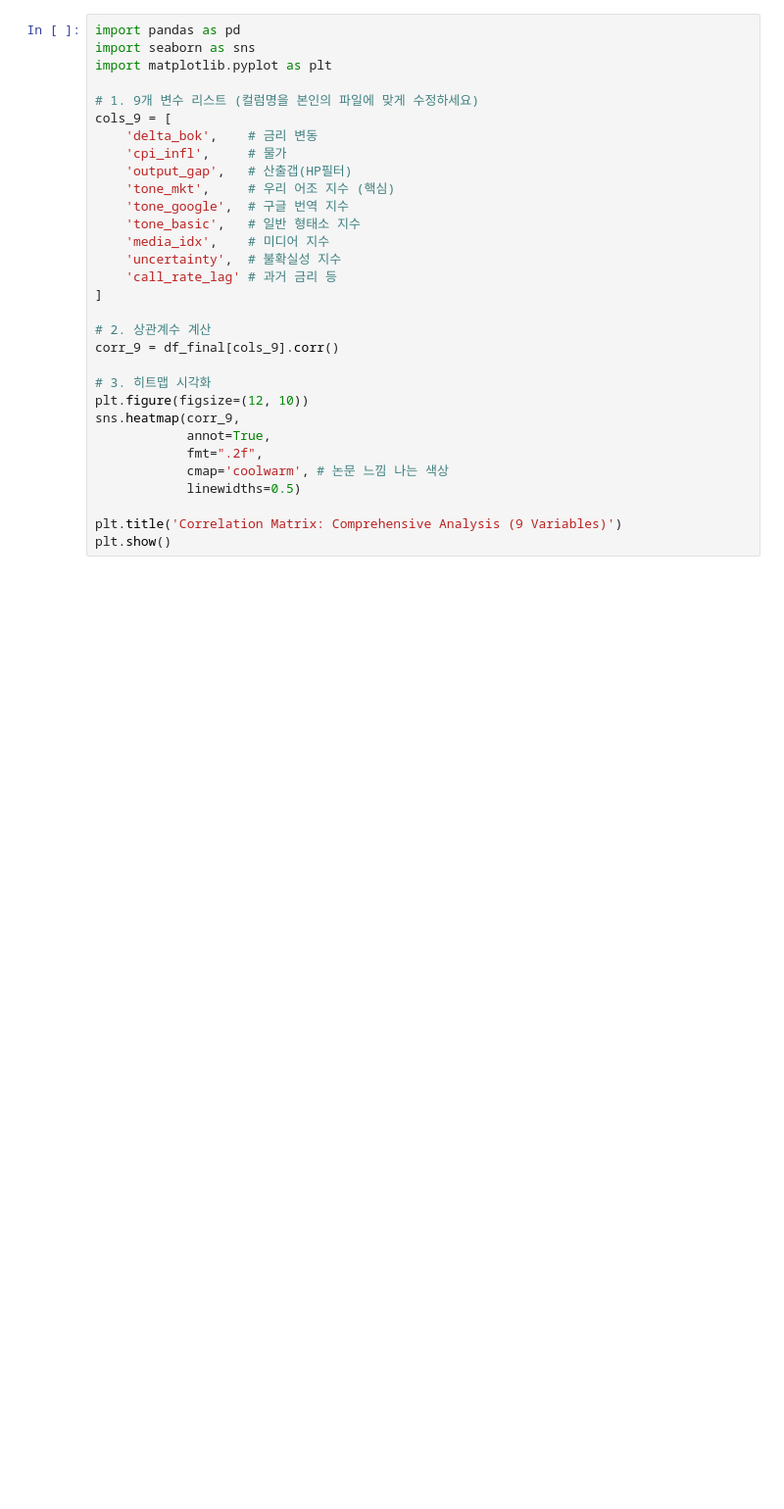
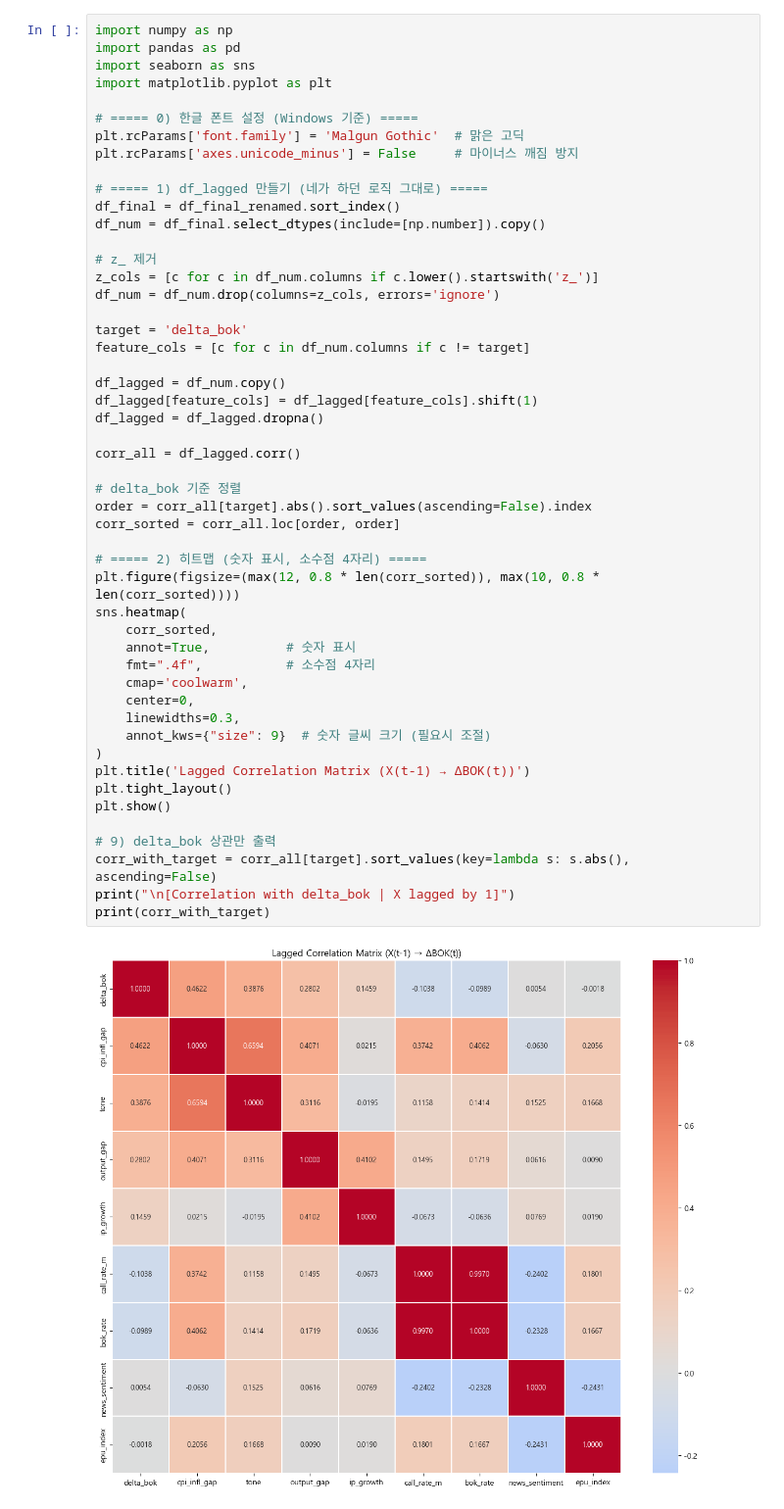
Before and after one commit to kdt-fda/team2_forecast_pjt, a Jupyter notebook: analyzer/cor_reg.ipynb, the cells around one changed output. Shown at 98% size. Drawn from its saved outputs; the diff is of its cells as text; blank space fills up the shorter version.

```diff
--- a/analyzer/cor_reg.ipynb
+++ b/analyzer/cor_reg.ipynb
@@ -1,31 +66,52 @@
 # %%
+import numpy as np
 import pandas as pd
 import seaborn as sns
 import matplotlib.pyplot as plt
 
-# 1. 9개 변수 리스트 (컬럼명을 본인의 파일에 맞게 수정하세요)
-cols_9 = [
-    'delta_bok',    # 금리 변동
-    'cpi_infl',     # 물가
-    'output_gap',   # 산출갭(HP필터)
-    'tone_mkt',     # 우리 어조 지수 (핵심)
-    'tone_google',  # 구글 번역 지수
-    'tone_basic',   # 일반 형태소 지수
-    'media_idx',    # 미디어 지수
-    'uncertainty',  # 불확실성 지수
-    'call_rate_lag' # 과거 금리 등
-]
+# ===== 0) 한글 폰트 설정 (Windows 기준) =====
+plt.rcParams['font.family'] = 'Malgun Gothic'  # 맑은 고딕
+plt.rcParams['axes.unicode_minus'] = False     # 마이너스 깨짐 방지
 
-# 2. 상관계수 계산
-corr_9 = df_final[cols_9].corr()
+# ===== 1) df_lagged 만들기 (네가 하던 로직 그대로) =====
+df_final = df_final_renamed.sort_index()
+df_num = df_final.select_dtypes(include=[np.number]).copy()
 
-# 3. 히트맵 시각화
-plt.figure(figsize=(12, 10))
-sns.heatmap(corr_9,
-            annot=True,
-            fmt=".2f",
-            cmap='coolwarm', # 논문 느낌 나는 색상
-            linewidths=0.5)
+# z_ 제거
+z_cols = [c for c in df_num.columns if c.lower().startswith('z_')]
+df_num = df_num.drop(columns=z_cols, errors='ignore')
 
-plt.title('Correlation Matrix: Comprehensive Analysis (9 Variables)')
+target = 'delta_bok'
+feature_cols = [c for c in df_num.columns if c != target]
+
+df_lagged = df_num.copy()
+df_lagged[feature_cols] = df_lagged[feature_cols].shift(1)
+df_lagged = df_lagged.dropna()
+
+corr_all = df_lagged.corr()
+
+# delta_bok 기준 정렬
+order = corr_all[target].abs().sort_values(ascending=False).index
+corr_sorted = corr_all.loc[order, order]
+
+# ===== 2) 히트맵 (숫자 표시, 소수점 4자리) =====
+plt.figure(figsize=(max(12, 0.8 * len(corr_sorted)), max(10, 0.8 * len(corr_sorted))))
+sns.heatmap(
+    corr_sorted,
+    annot=True,          # 숫자 표시
+    fmt=".4f",           # 소수점 4자리
+    cmap='coolwarm',
+    center=0,
+    linewidths=0.3,
+    annot_kws={"size": 9}  # 숫자 글씨 크기 (필요시 조절)
+)
+plt.title('Lagged Correlation Matrix (X(t-1) → ΔBOK(t))')
+plt.tight_layout()
 plt.show()
+
+# 9) delta_bok 상관만 출력
+corr_with_target = corr_all[target].sort_values(key=lambda s: s.abs(), ascending=False)
+print("\n[Correlation with delta_bok | X lagged by 1]")
+print(corr_with_target)
+# %% [output]
+[figure, added]
```
Also changed, not shown: parts of 12 cells of this notebook.
